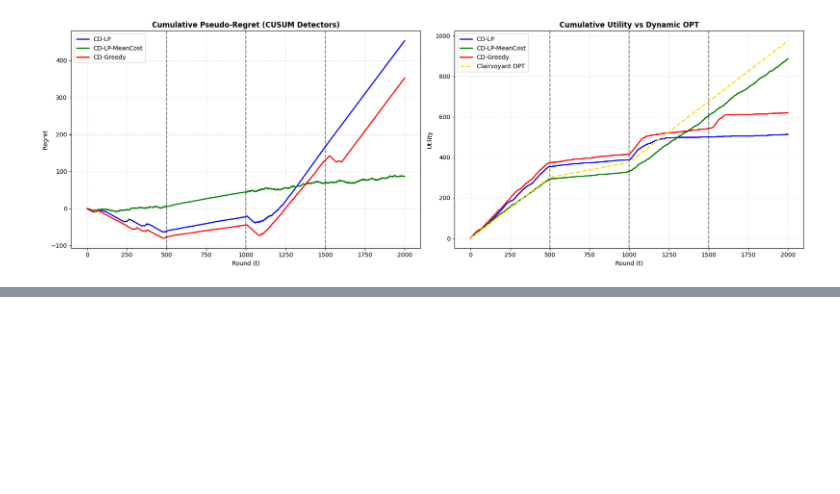
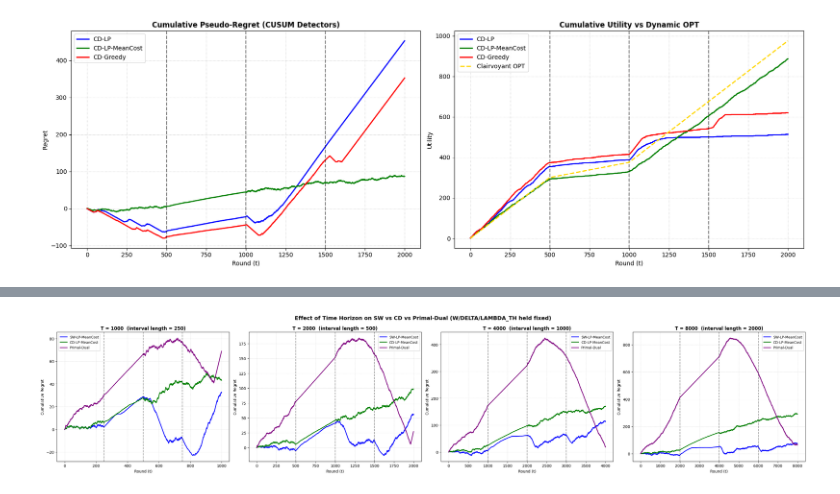
Before and after one commit to AntoineGaborieau/OLA_project, a Jupyter notebook: notebooks/Requirement4.ipynb, the cells around one changed output, grey strips where cells are left out. Cells and saved outputs as stored; diff of their text form; code cells hidden in the pictures; blank space fills up the shorter version.

```diff
--- a/notebooks/Requirement4.ipynb
+++ b/notebooks/Requirement4.ipynb
@@ -1084,0 +1694,80 @@ Resets Triggered: 8 | Final Regret: 352.43 | Final Utility: 619.80 | Bankrupt: F
+# %%
+import numpy as np
+import matplotlib.pyplot as plt
+from src.req3_learners import PrimalDualMultiCampaignAgent
+
+VALUES    = [1.5, 1.2]
+BID_SPACE = [0.0, 0.5, 1.0, 1.5]
+CONFLICT = [[False, True], [True, False]]
+RHO = 0.3   # budget ratio held fixed; B = RHO * T at every horizon
+
+# W, DELTA, LAMBDA_TH are deliberately NOT retuned per T below, so this sweep
+# also shows what happens when these fixed hyperparameters (originally tuned
+# for interval length 500) become mismatched relative to a shorter/longer interval.
+W = 200
+DELTA, LAMBDA_TH = 0.1, 1.5
+
+configs = [
+    {"means": [0.4, 0.3], "stds": [0.1, 0.1]},
+    {"means": [1.1, 1.0], "stds": [0.2, 0.2]},
+    {"means": [0.3, 1.2], "stds": [0.1, 0.2]},
+    {"means": [0.2, 0.1], "stds": [0.05, 0.05]}
+]
+
+T_VALUES = [1000, 2000, 4000, 8000]   # 2000 is your original baseline
+FULL_FEEDBACK_AGENTS = (PrimalDualMultiCampaignAgent,)
+colors = {'SW-LP-MeanCost': 'blue', 'CD-LP-MeanCost': 'green', 'Primal-Dual': 'purple'}
+
+fig, axes = plt.subplots(1, len(T_VALUES), figsize=(7*len(T_VALUES), 6))
+
+for ax_idx, T in enumerate(T_VALUES):
+    B = RHO * T
+    BREAKPOINTS = [int(f * T) for f in (0, 0.25, 0.5, 0.75)]   # same 4-phase story, proportional
+    print(f"\n=== T = {T}  (B={B:.1f}, breakpoints={BREAKPOINTS}) ===")
+
+    env_baseline = SlightlyNonStationaryMultiCampaignEnvironment(
+        VALUES, B, T, CONFLICT, BREAKPOINTS, dist_type='gaussian', interval_configs=configs
+    )
+    opt_nets = []
+    for k in range(env_baseline.n_intervals):
+        cdfs_k = [lambda b, camp_i=i, interval=k: env_baseline.win_prob(interval, camp_i, b) for i in range(env_baseline.N)]
+        _, _, opt_net = compute_clairvoyant(VALUES, BID_SPACE, B, T, CONFLICT, cdfs_k)
+        opt_nets.append(opt_net)
+
+    agents = {
+        "SW-LP-MeanCost": SW_LP_MeanCost_Agent(VALUES, BID_SPACE, B, T, CONFLICT, W),
+        "CD-LP-MeanCost": CD_LP_MeanCost_Agent(VALUES, BID_SPACE, B, T, CONFLICT, delta=DELTA, lambda_th=LAMBDA_TH),
+        "Primal-Dual":    PrimalDualMultiCampaignAgent(VALUES, BID_SPACE, B, T, CONFLICT),
+    }
+
+    ax = axes[ax_idx]
+    for name, agent in agents.items():
+        env = SlightlyNonStationaryMultiCampaignEnvironment(
+            VALUES, B, T, CONFLICT, BREAKPOINTS, dist_type='gaussian', interval_configs=configs, seed=101
+        )
+        np.random.seed(42)
+
+        regrets = np.zeros(T)
+        for t in range(T):
+            bids = agent.pull_arm()
+            won, rew, cost, info = env.resolve_auction(bids)
+            if isinstance(agent, FULL_FEEDBACK_AGENTS):
+                agent.update(won, rew, cost, info["m_t"])
+            else:
+                agent.update(won, rew, cost)
+            regrets[t] = opt_nets[info["interval"]] - info["expected_net"]
+
+        cum_regret = np.cumsum(regrets)
+        ax.plot(cum_regret, label=name, color=colors[name], lw=2)
+        print(f"  {name:<16} Final Regret: {cum_regret[-1]:7.2f} | Bankrupt: {env.bankrupt}")
+
+    for bp in BREAKPOINTS[1:]:
+        ax.axvline(bp, color='black', linestyle='--', alpha=0.4)
+    ax.set_title(f'T = {T}  (interval length = {T//4})', fontweight='bold')
+    ax.set_xlabel('Round (t)'); ax.set_ylabel('Cumulative Regret')
+    ax.legend(fontsize=9); ax.grid(True, linestyle=':', alpha=0.6)
+
+fig.suptitle('Effect of Time Horizon on SW vs CD vs Primal-Dual (W/DELTA/LAMBDA_TH held fixed)', fontsize=14, fontweight='bold')
+plt.tight_layout()
+plt.show()
+# %% [output]
@@ -1084,0 +1793 @@ Resets Triggered: 8 | Final Regret: 352.43 | Final Utility: 619.80 | Bankrupt: F
+[figure, added]
```
Also changed, not shown: parts of 10 cells of this notebook.
